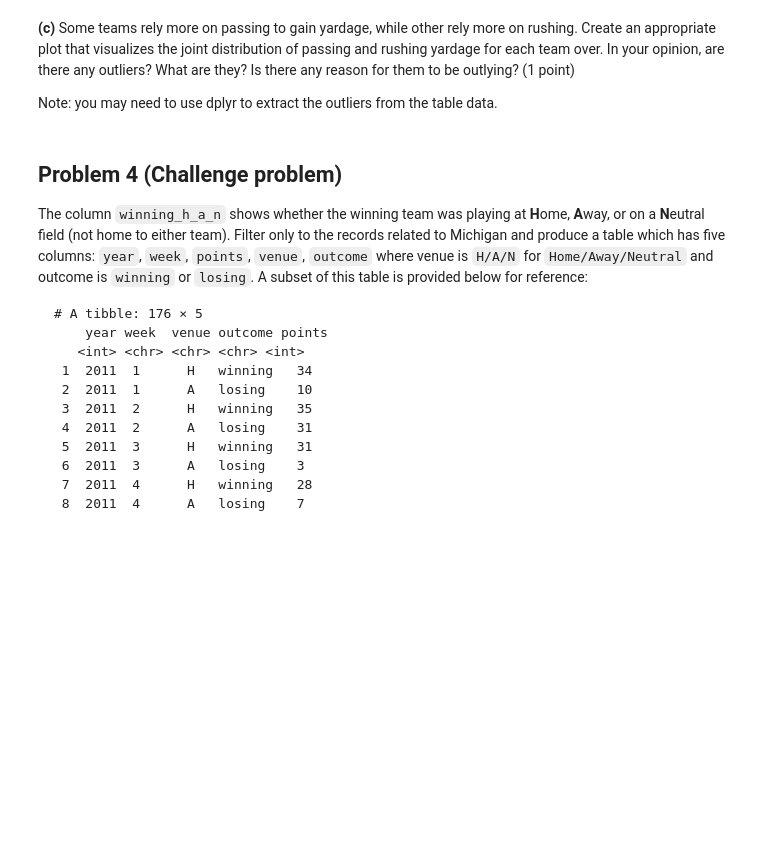
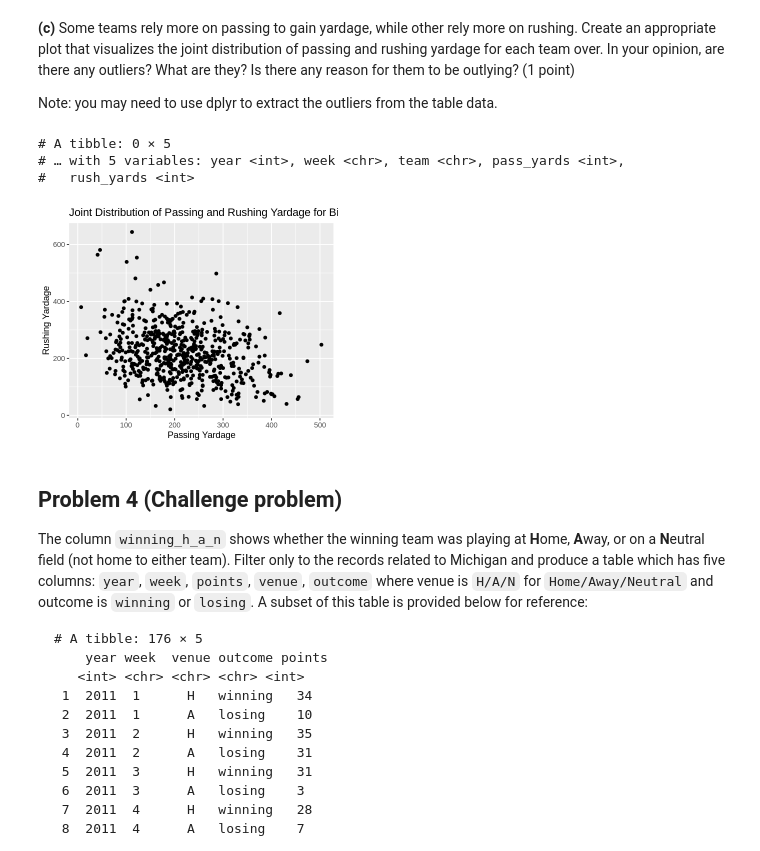
Before and after one commit to 1109Honey1204/honeys-mvc-site, a Jupyter notebook: homeworks/hw4/hw4.ipynb, the cells around one changed output. Cells and saved outputs as stored; diff of their text form; code cells hidden in the pictures; blank space fills up the shorter version.

```diff
--- a/homeworks/hw4/hw4.ipynb
+++ b/homeworks/hw4/hw4.ipynb
@@ -193,6 +248,28 @@ big_ten_offense <- big_ten_offense_winning %>%
 plot that visualizes the joint distribution of passing and rushing yardage for each team over. In your opinion, are there any outliers? What are they? Is there any reason for them to be outlying? (1 point)
 
 Note: you may need to use dplyr to extract the outliers from the table data.
+# %%
+big10_teams <- cfb %>%
+  filter(winning_conference == "Big 10") %>%
+  select(year, week, team = winning, pass_yards = winning_pass_yards, rush_yards = winning_rush_yards) %>%
+  unique()
+
+ggplot(big10_teams, aes(x = pass_yards, y = rush_yards)) +
+  geom_point() +
+  ggtitle("Joint Distribution of Passing and Rushing Yardage for Big 10 Teams") +
+  xlab("Passing Yardage") +
+  ylab("Rushing Yardage")
+
+outliers <- big10_teams %>%
+  filter(pass_yards > 2500 | rush_yards > 2500)
+show(outliers)
+# In my opinion, there are some outliners. They are the points that lie far away from the majority of the points.
+#These could be due to various reasons such as a team having a particularly strong game in a certain year or week, or a team using a different offensive strategy in a specific game.
+# %% [output]
+# A tibble: 0 × 5
+# … with 5 variables: year <int>, week <chr>, team <chr>, pass_yards <int>,
+#   rush_yards <int>
+[figure, added]
 # %% [markdown]
 ## Problem 4 (Challenge problem)
 The column `winning_h_a_n` shows whether the winning team was playing at **H**ome, **A**way, or on a **N**eutral field (not home to either team). Filter only to the records related to Michigan and produce a table which has five columns: `year`, `week`, `points`, `venue`, `outcome` where venue is `H/A/N` for `Home/Away/Neutral` and outcome is `winning` or `losing`. A subset of this table is provided below for reference:
```
Also changed, not shown: parts of 11 cells of this notebook.
